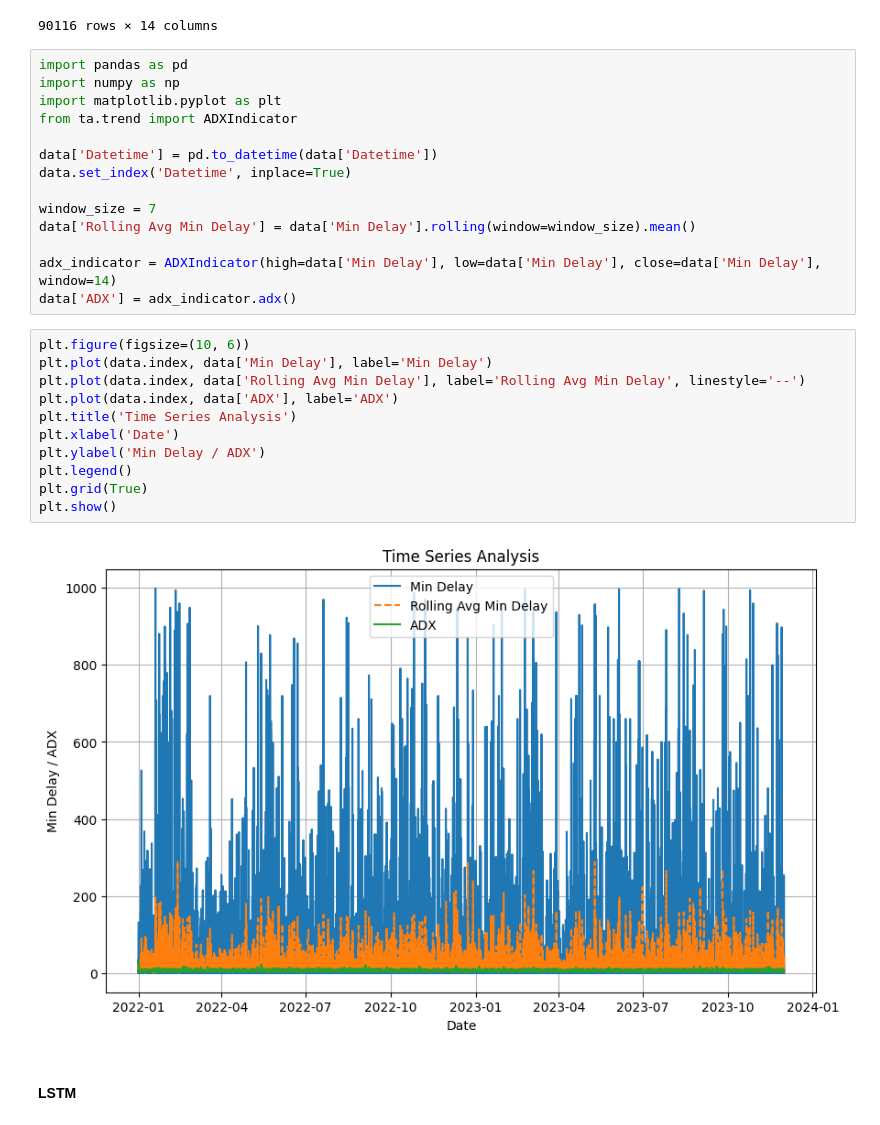
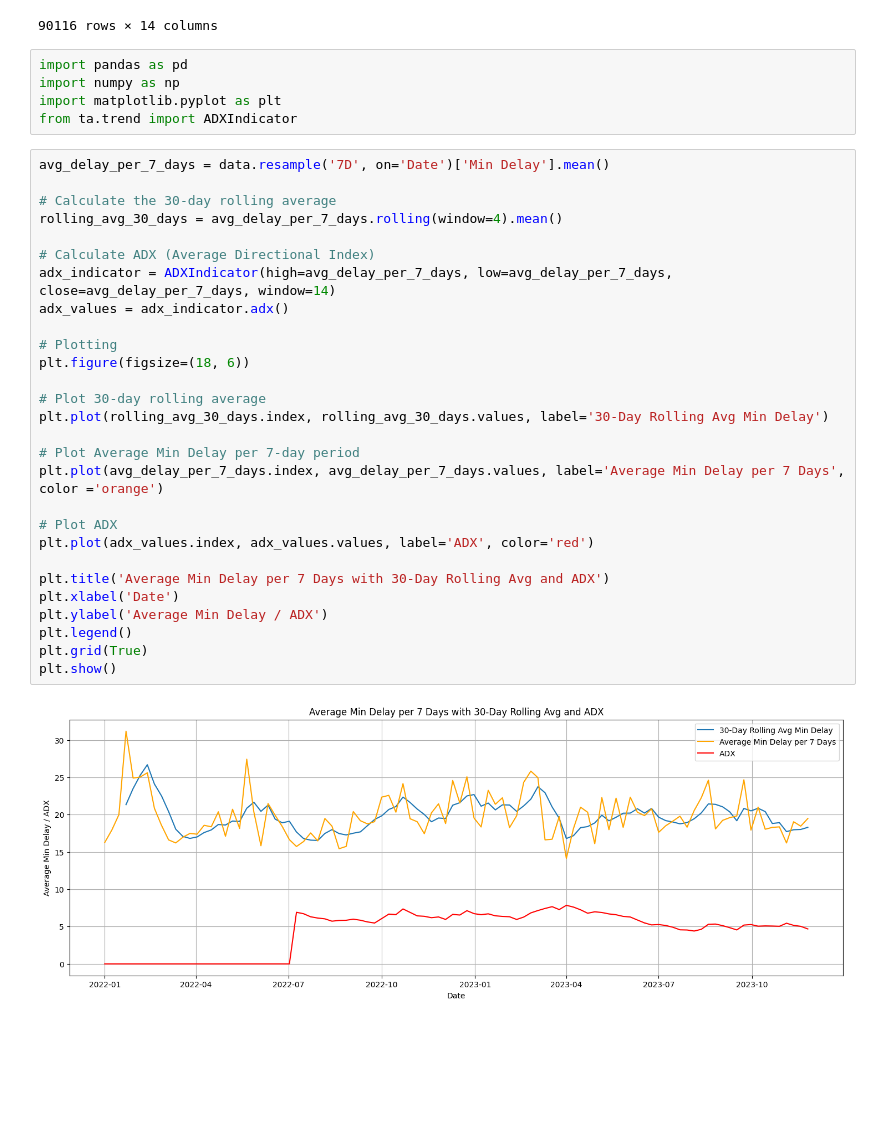
Before and after one commit to bainskarman/projects, a Jupyter notebook: TTC_Delay_Analysis/Notebook/Experimentation.ipynb, the cells around one changed output. Cells and saved outputs as stored; diff of their text form; blank space fills up the shorter version.

Commit message:
ADX and Rolling avg

```diff
--- a/TTC_Delay_Analysis/Notebook/Experimentation.ipynb
+++ b/TTC_Delay_Analysis/Notebook/Experimentation.ipynb
@@ -154,32 +154,38 @@ data
 | 50911 | 2023-11-30 | 7 | 00:48 | 0 | Operation | 11 | 21 | N | 8192 | 11 | ... |
 | 50912 | 2023-11-30 | 45 | 01:47 | 0 | Mechanical | 10 | 20 | N | 7235 | 11 | ... |
 90116 rows × 14 columns
-# %%
-import pandas as pd
-import numpy as np
-import matplotlib.pyplot as plt
-from ta.trend import ADXIndicator
-
-data['Datetime'] = pd.to_datetime(data['Datetime'])
-data.set_index('Datetime', inplace=True)
-
-window_size = 7
-data['Rolling Avg Min Delay'] = data['Min Delay'].rolling(window=window_size).mean()
-
-adx_indicator = ADXIndicator(high=data['Min Delay'], low=data['Min Delay'], close=data['Min Delay'], window=14)
-data['ADX'] = adx_indicator.adx()
-# %%
-plt.figure(figsize=(10, 6))
-plt.plot(data.index, data['Min Delay'], label='Min Delay')
-plt.plot(data.index, data['Rolling Avg Min Delay'], label='Rolling Avg Min Delay', linestyle='--')
-plt.plot(data.index, data['ADX'], label='ADX')
-plt.title('Time Series Analysis')
-plt.xlabel('Date')
-plt.ylabel('Min Delay / ADX')
-plt.legend()
-plt.grid(True)
-plt.show()
-# %% [output]
-[figure, removed]
-# %% [markdown]
-#### LSTM
+# %%
+import pandas as pd
+import numpy as np
+import matplotlib.pyplot as plt
+from ta.trend import ADXIndicator
+# %%
+avg_delay_per_7_days = data.resample('7D', on='Date')['Min Delay'].mean()
+
+# Calculate the 30-day rolling average
+rolling_avg_30_days = avg_delay_per_7_days.rolling(window=4).mean()
+
+# Calculate ADX (Average Directional Index)
+adx_indicator = ADXIndicator(high=avg_delay_per_7_days, low=avg_delay_per_7_days, close=avg_delay_per_7_days, window=14)
+adx_values = adx_indicator.adx()
+
+# Plotting
+plt.figure(figsize=(18, 6))
+
+# Plot 30-day rolling average
+plt.plot(rolling_avg_30_days.index, rolling_avg_30_days.values, label='30-Day Rolling Avg Min Delay')
+
+# Plot Average Min Delay per 7-day period
+plt.plot(avg_delay_per_7_days.index, avg_delay_per_7_days.values, label='Average Min Delay per 7 Days', color ='orange')
+
+# Plot ADX
+plt.plot(adx_values.index, adx_values.values, label='ADX', color='red')
+
+plt.title('Average Min Delay per 7 Days with 30-Day Rolling Avg and ADX')
+plt.xlabel('Date')
+plt.ylabel('Average Min Delay / ADX')
+plt.legend()
+plt.grid(True)
+plt.show()
+# %% [output]
+[figure, added]
```
